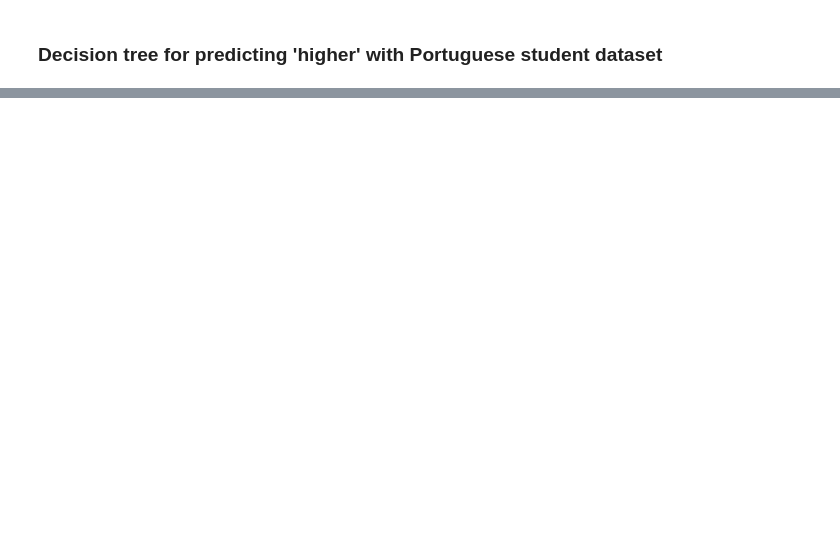
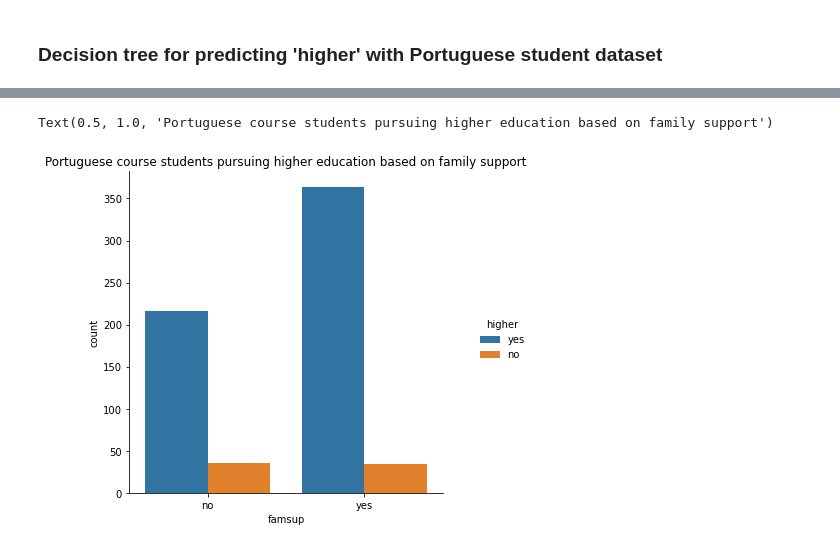
Before and after one commit to arenriquez/data144finalproj, a Jupyter notebook: Untitled.ipynb, the cells around one changed output, grey strips where cells are left out. Cells and saved outputs as stored; diff of their text form; code cells hidden in the pictures; blank space fills up the shorter version.

```diff
--- a/Untitled.ipynb
+++ b/Untitled.ipynb
@@ -522,0 +531,6 @@ array([0.86923077, 0.83076923, 0.88461538, 0.81538462, 0.76744186])
+# %%
+sns.catplot(x='famsup', kind='count', hue='higher', data=port_copy1)
+plt.title("Portuguese course students pursuing higher education based on family support")
+# %% [output]
+Text(0.5, 1.0, 'Portuguese course students pursuing higher education based on family support')
+[figure, added]
```
Also changed, not shown: parts of 7 cells of this notebook.
